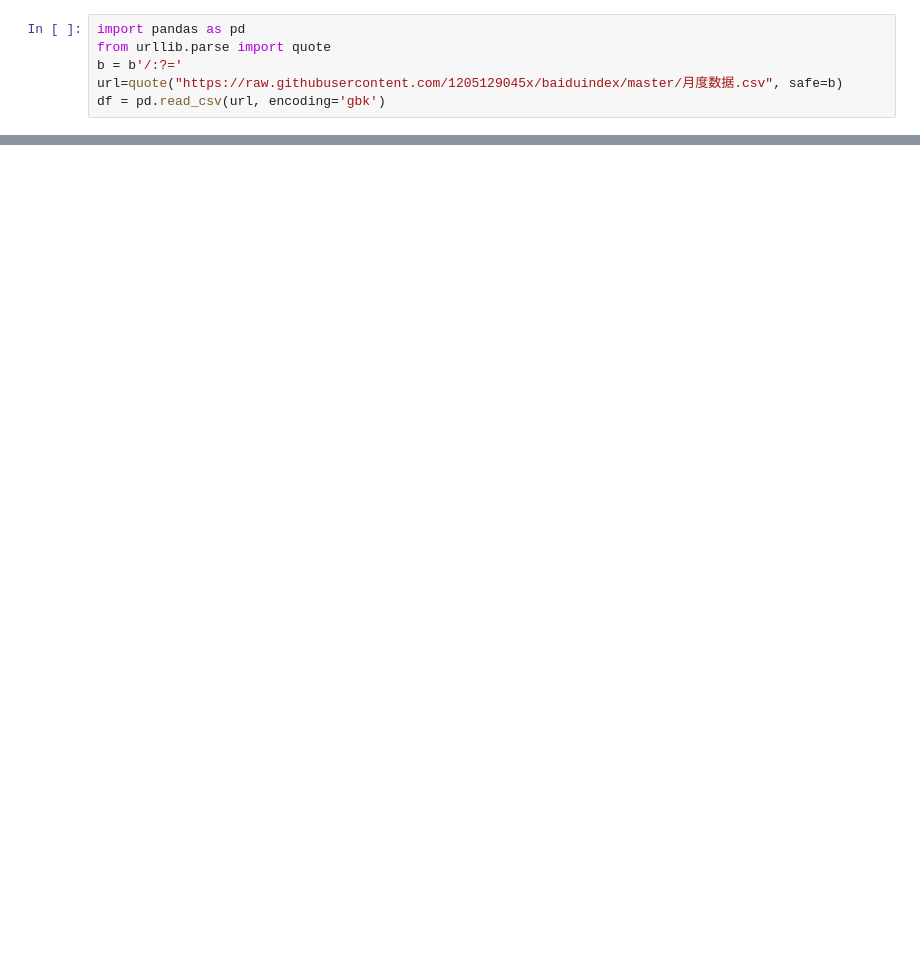
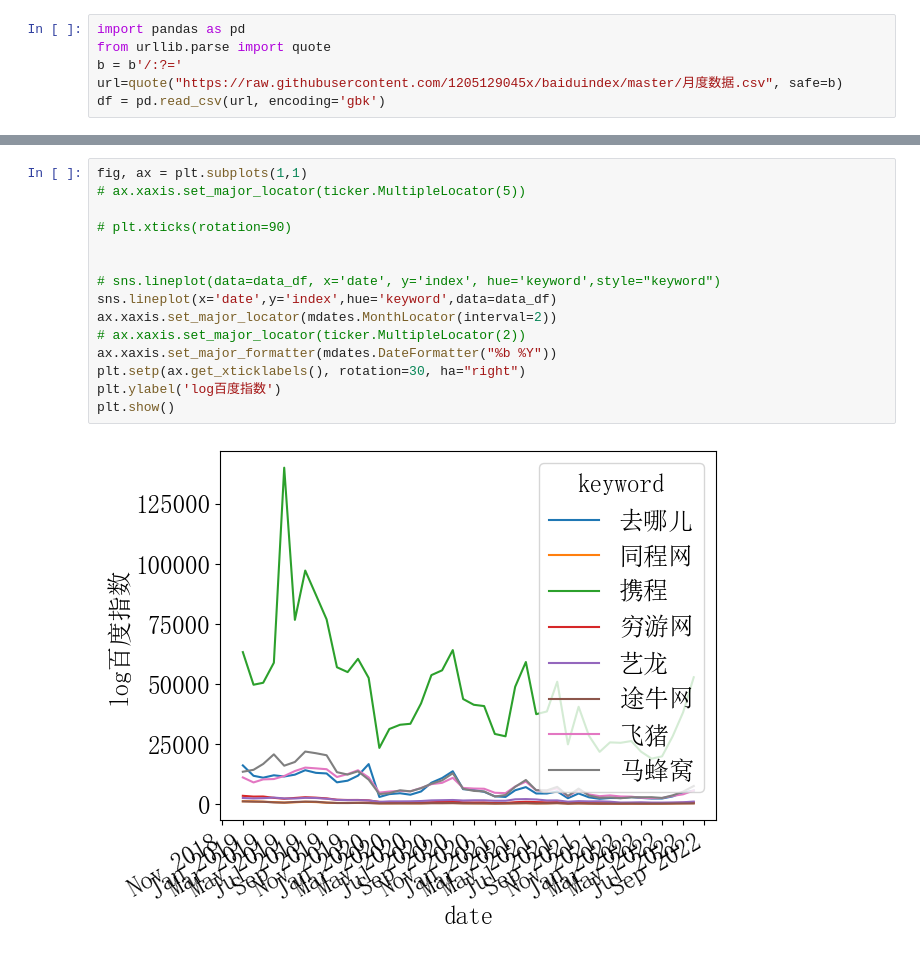
Before and after one commit to 1205129045x/baiduindex, a Jupyter notebook: 未命名.ipynb, the cells around one changed output, grey strips where cells are left out. Drawn from its saved outputs; the diff is of its cells as text; blank space fills up the shorter version.

```diff
--- a/未命名.ipynb
+++ b/未命名.ipynb
@@ -63,0 +91,17 @@ data
+# %%
+fig, ax = plt.subplots(1,1)
+# ax.xaxis.set_major_locator(ticker.MultipleLocator(5))
+
+# plt.xticks(rotation=90)
+
+
+# sns.lineplot(data=data_df, x='date', y='index', hue='keyword',style="keyword")
+sns.lineplot(x='date',y='index',hue='keyword',data=data_df)
+ax.xaxis.set_major_locator(mdates.MonthLocator(interval=2))
+# ax.xaxis.set_major_locator(ticker.MultipleLocator(2))
+ax.xaxis.set_major_formatter(mdates.DateFormatter("%b %Y"))
+plt.setp(ax.get_xticklabels(), rotation=30, ha="right")
+plt.ylabel('log百度指数')
+plt.show()
+# %% [output]
+[figure, added]
```
Also changed, not shown: parts of 18 cells of this notebook, 3 other files.
